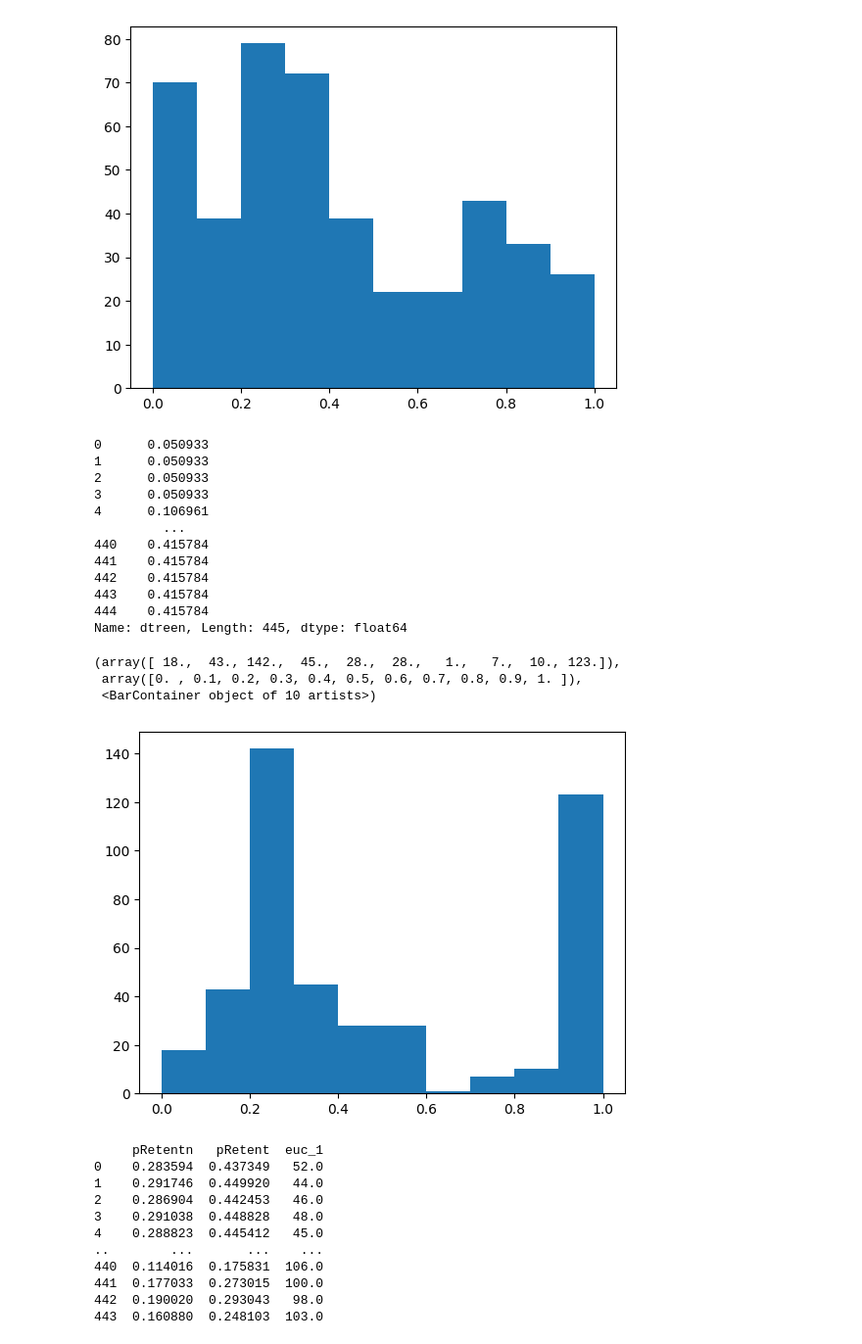
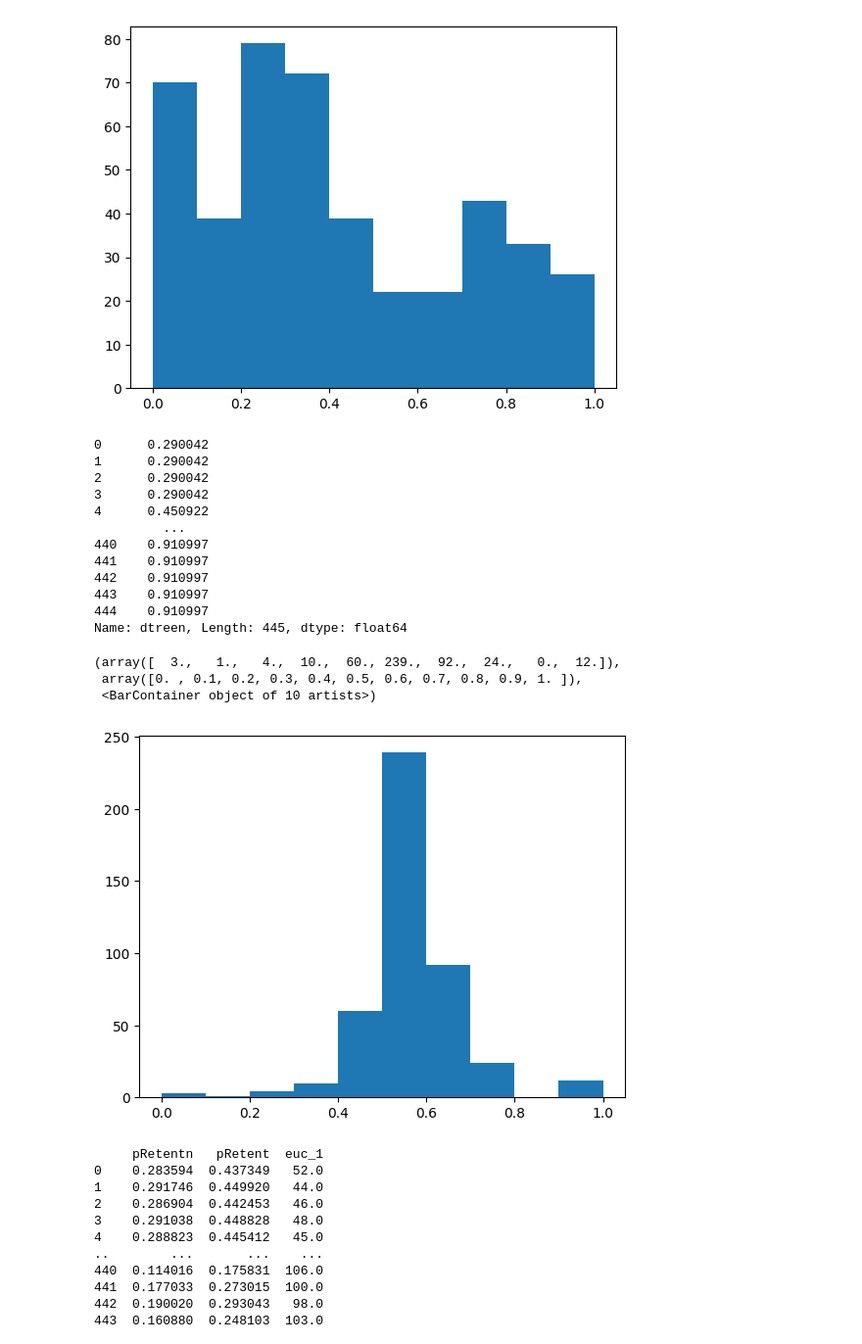
Before and after one commit to SuomenMetsakeskus/smk_tools, a Jupyter notebook: processing/smk_essmodels.ipynb, the cells around one changed output. Shown: that part at 98% size. Cells and saved outputs as stored; diff of their text form; code cells hidden in the pictures.

```diff
--- a/processing/smk_essmodels.ipynb
+++ b/processing/smk_essmodels.ipynb
@@ -41,8 +105,5 @@ data_df
 # %%
 def limit(x,minimum,maximum):
-    """
-    This adjust given value to minimum or maximum if outsite of the minimum and maximumscale
-    """
     fc = lambda x : x if x>minimum and x<maximum else (minimum if x<=minimum else maximum)
 
     return fc(x)
@@ -209,31 +270,62 @@ def calculateDecayTreePotential(in_feat):
             in_feat.updateFeature(feat)
 
     normalizeValue(in_feat,"dtree",None,False)
+# %%
+def decay2tree(in_feat:QgsVectorLayer,diameter:str,fertilityclass:str,treespecies:str,biogeoclass:str):
+    """
+    This calcultes decaytree value for single tree. Input layer is in qgsvectorlayer format and other parameteres are fieldnames.
+    """
+    in_feat.dataProvider().addAttributes([QgsField("dtree",QVariant.Double)])
+    in_feat.updateFields()
+
+
+    with edit(in_feat):
+        for feat in in_feat.getFeatures():
+
+            dcp = decay_tree_potential('zone'+str(feat[biogeoclass]))
+
+            if feat[fertilityclass] > 0 and feat[diameter] >0 and feat[treespecies] > 0:
+                if feat[fertilityclass]>6:
+                    para = dcp[6][feat[treespecies]]
+                else:
+                    para = dcp[feat[fertilityclass]][feat[treespecies]]
+
+                potvalues = limit(np.poly1d(para)(feat[diameter]),0,2)
+
+            else:
+                potvalues=0
+
+            feat["dtree"]=float(potvalues)
+
+
+            in_feat.updateFeature(feat)
+
+    normalizeValue(in_feat,"dtree",None,False)
 # %%
-calculateDecayTreePotential(data_qgis)
-
+#calculateDecayTreePotential(data_qgis)
+decay2tree(data_qgis,'diameter','FERTILITYCLASS','trees','PaajakoNro')
 data_df = gpd.read_file(data_example,layer = layer)
 
 print(data_df['dtreen'])
 
 plt.hist(data_df['dtreen'])
 # %% [output]
-0      0.050933
-1      0.050933
-2      0.050933
-3      0.050933
-4      0.106961
+0      0.290042
+1      0.290042
+2      0.290042
+3      0.290042
+4      0.450922
          ...
-440    0.415784
-441    0.415784
-442    0.415784
-443    0.415784
-444    0.415784
+440    0.910997
+441    0.910997
+442    0.910997
+443    0.910997
+444    0.910997
 Name: dtreen, Length: 445, dtype: float64
-(array([ 18.,  43., 142.,  45.,  28.,  28.,   1.,   7.,  10., 123.]),
+(array([  3.,   1.,   4.,  10.,  60., 239.,  92.,  24.,   0.,  12.]),
  array([0. , 0.1, 0.2, 0.3, 0.4, 0.5, 0.6, 0.7, 0.8, 0.9, 1. ]),
  <BarContainer object of 10 artists>)
-[figure, old version]
+[figure, new version]
 # %%
 def calculateNPretention(in_feat):
     in_feat.dataProvider().addAttributes([QgsField("pRetent",QVariant.Double)])
```
Also changed, not shown: parts of 10 cells of this notebook, 3 other files.
